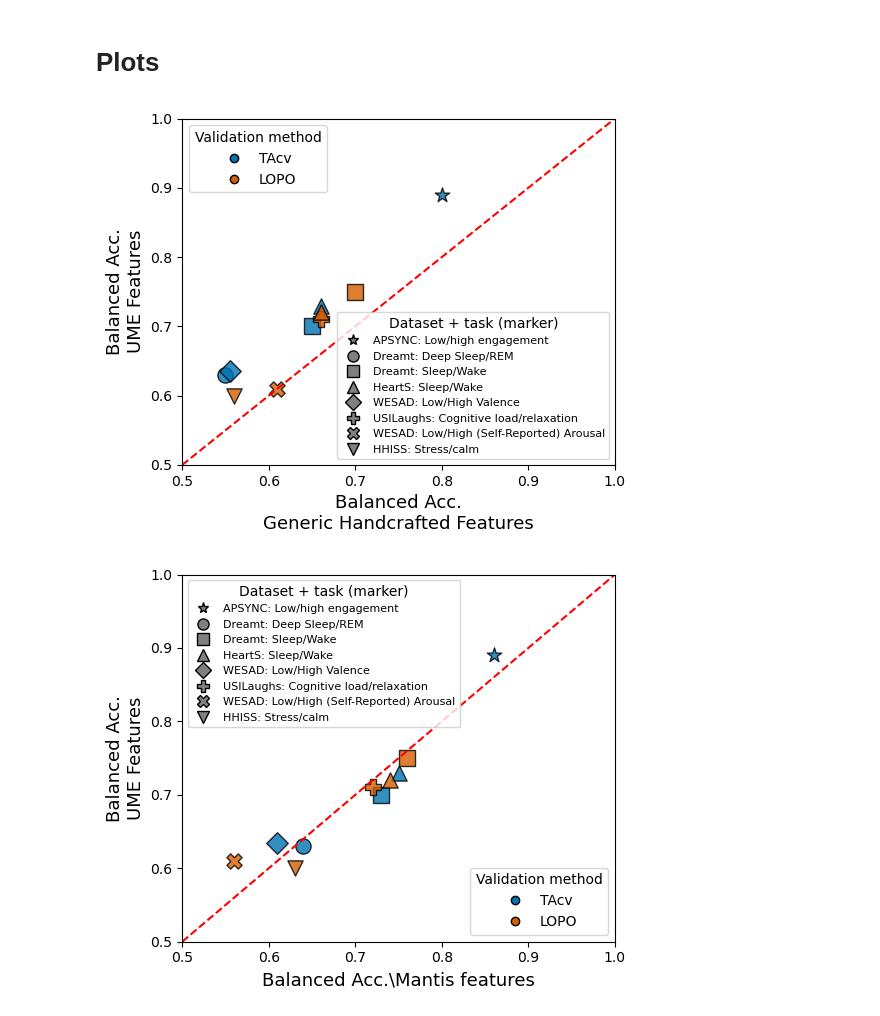
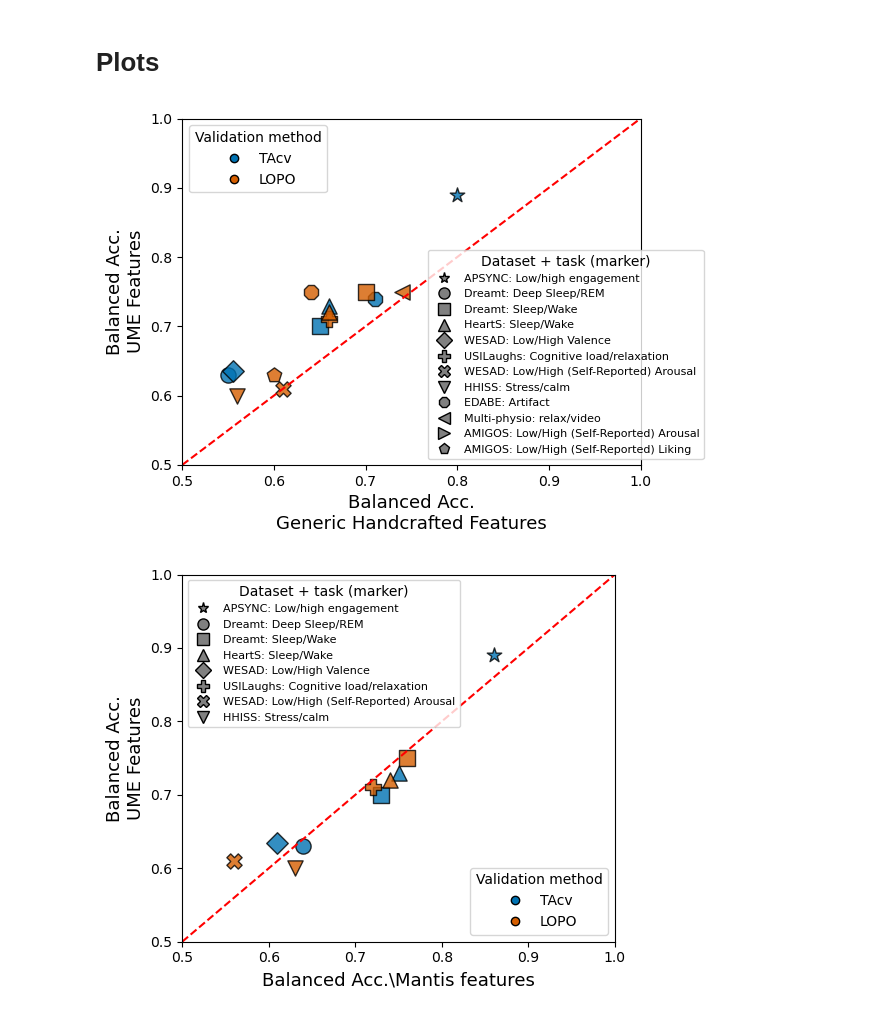
Before and after one commit to LeonardoAlchieri/pretrained_foundation_models_physiological_data, a Jupyter notebook: notebooks/visualize_results.ipynb, the cells around one changed output. Saved outputs shown, nothing was run; the diff lists cells and outputs as text; code cells hidden in the pictures.

```diff
--- a/notebooks/visualize_results.ipynb
+++ b/notebooks/visualize_results.ipynb
@@ -10,25 +10,30 @@ from matplotlib.lines import Line2D
 # -----------------------------
 
 # TAcv
-tacv_handcrafted = np.array([0.80, 0.55, 0.65, 0.66, 0.555])
-tacv_ours        = np.array([0.89, 0.63, 0.70, 0.73, 0.635])
+tacv_handcrafted = np.array([0.80, 0.55, 0.65, 0.66, 0.555, 0.71])
+tacv_ours = np.array([0.89, 0.63, 0.70, 0.73, 0.635, 0.74])
 tacv_labels = [
     "APSYNC: Low/high engagement",
     "Dreamt: Deep Sleep/REM",
     "Dreamt: Sleep/Wake",
     "HeartS: Sleep/Wake",
     "WESAD: Low/High Valence",
+    "EDABE: Artifact",
 ]
 
 # LOPO
-lopo_handcrafted = np.array([0.70, 0.66, 0.66, 0.61, 0.56])
-lopo_ours        = np.array([0.75, 0.71, 0.72, 0.61, 0.60])
+lopo_handcrafted = np.array([0.70, 0.66, 0.66, 0.61, 0.56, 0.64, 0.74, 0.46, 0.60])
+lopo_ours = np.array([0.75, 0.71, 0.72, 0.61, 0.60, 0.75, 0.75, 0.61, 0.63])
 lopo_labels = [
     "Dreamt: Sleep/Wake",
     "USILaughs: Cognitive load/relaxation",
     "HeartS: Sleep/Wake",
     "WESAD: Low/High (Self-Reported) Arousal",
     "HHISS: Stress/calm",
+    "EDABE: Artifact",
+    "Multi-physio: relax/video",
+    "AMIGOS: Low/High (Self-Reported) Arousal",
+    "AMIGOS: Low/High (Self-Reported) Liking",
 ]
 
 # -----------------------------
@@ -36,8 +41,8 @@ lopo_labels = [
 # -----------------------------
 # Colorblind-safe palette (Okabe–Ito)
 colors = {
-    "TAcv": "#0072B2",   # blue
-    "LOPO": "#D55E00",   # vermillion
+    "TAcv": "#0072B2",  # blue
+    "LOPO": "#D55E00",  # vermillion
 }
 
 marker_map = {
@@ -49,72 +54,115 @@ marker_map = {
     "USILaughs: Cognitive load/relaxation": "P",
     "WESAD: Low/High (Self-Reported) Arousal": "X",
     "HHISS: Stress/calm": "v",
+    "EDABE: Artifact": "8",
+    "Multi-physio: relax/video": "<",
+    "AMIGOS: Low/High (Self-Reported) Arousal": ">",
+    "AMIGOS: Low/High (Self-Reported) Liking": "p",
 }
 
 # -----------------------------
 # 3) Scatter plot
 # -----------------------------
-fig, ax = plt.subplots(figsize=(5.5, 4.5))
+# Base size of the actual plot (axes). Keep this ratio for the data area.
+plot_width = 5.5
+plot_height = 4.5
+# How far the marker legend extends past the right edge of the axes (axes fraction).
+legend_x = 1.15
+# Tie the figure width to the legend offset so the axes keep the plot_width:plot_height
+# ratio: widening the legend widens the figure instead of squishing the plot.
+fig, ax = plt.subplots(figsize=(plot_width * legend_x, plot_height))
 
 # TAcv points
 for x, y, lbl in zip(tacv_handcrafted, tacv_ours, tacv_labels):
     ax.scatter(
-        x, y,
+        x,
+        y,
         marker=marker_map[lbl],
         color=colors["TAcv"],
         edgecolors="black",
         s=120,
-        alpha=0.8
+        alpha=0.8,
     )
 
 # LOPO points
 for x, y, lbl in zip(lopo_handcrafted, lopo_ours, lopo_labels):
     ax.scatter(
-        x, y,
+        x,
+        y,
         marker=marker_map[lbl],
         color=colors["LOPO"],
         edgecolors="black",
         s=120,
-        alpha=0.8
+        alpha=0.8,
     )
 
 # Axes labels
 ax.set_xlabel("Balanced Acc.\nGeneric Handcrafted Features", fontsize=13)
 ax.set_ylabel("Balanced Acc.\nUME Features", fontsize=13)
 
 
 ax.plot([0.5, 1], [0.5, 1], linestyle="--", color="red")
 ax.set_xlim(0.5, 1)
 ax.set_ylim(0.5, 1)
 
 # -----------------------------
 # 4) Legends
 # -----------------------------
 # Validation method (color)
 method_handles = [
-    Line2D([0], [0], marker="o", linestyle="None",
-           markerfacecolor=colors["TAcv"], markeredgecolor="black", label="TAcv"),
-    Line2D([0], [0], marker="o", linestyle="None",
-           markerfacecolor=colors["LOPO"], markeredgecolor="black", label="LOPO"),
+    Line2D(
+        [0],
+        [0],
+        marker="o",
+        linestyle="None",
+        markerfacecolor=colors["TAcv"],
+        markeredgecolor="black",
+        label="TAcv",
+    ),
+    Line2D(
+        [0],
+        [0],
+        marker="o",
+        linestyle="None",
+        markerfacecolor=colors["LOPO"],
+        markeredgecolor="black",
+        label="LOPO",
+    ),
 ]
-method_legend = ax.legend(handles=method_handles, title="Validation method", loc="upper left")
+method_legend = ax.legend(
+    handles=method_handles, title="Validation method", loc="upper left"
+)
 ax.add_artist(method_legend)
 
 # Dataset + task (marker)
 marker_handles = [
-    Line2D([0], [0], marker=marker_map[k], linestyle="None",
-           markerfacecolor="gray", markeredgecolor="black", label=k, markersize=8)
+    Line2D(
+        [0],
+        [0],
+        marker=marker_map[k],
+        linestyle="None",
+        markerfacecolor="gray",
+        markeredgecolor="black",
+        label=k,
+        markersize=8,
+    )
     for k in marker_map.keys()
 ]
-ax.legend(handles=marker_handles, title="Dataset + task (marker)", loc="lower right", fontsize=8)
+ax.legend(
+    handles=marker_handles,
+    title="Dataset + task (marker)",
+    loc="lower right",
+    bbox_to_anchor=(legend_x, 0),
+    fontsize=8,
+)
 
 plt.xlim(0.5, 1)
 plt.ylim(0.5, 1)
 plt.tight_layout()
-plt.savefig("handcrafted_vs_ours_scatter_plot.pdf", bbox_inches='tight')
+plt.savefig("handcrafted_vs_ours_scatter_plot.pdf", bbox_inches="tight")
 plt.show()
 # %% [output]
-[figure, old version]
+[figure, new version]
 # %%
 import numpy as np
 import matplotlib.pyplot as plt
```
Also changed, not shown: 15 other files.
